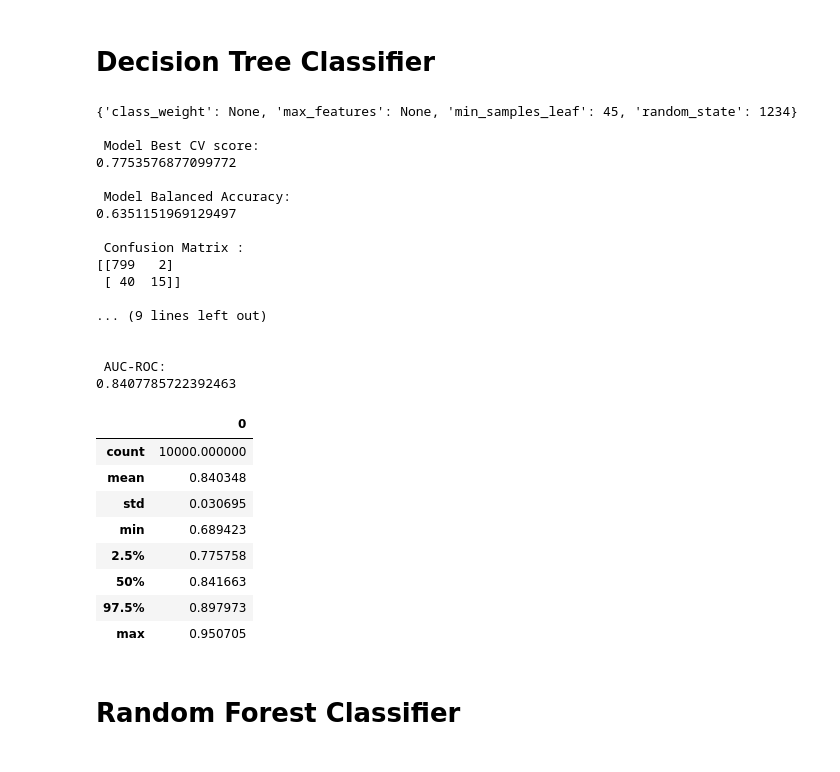
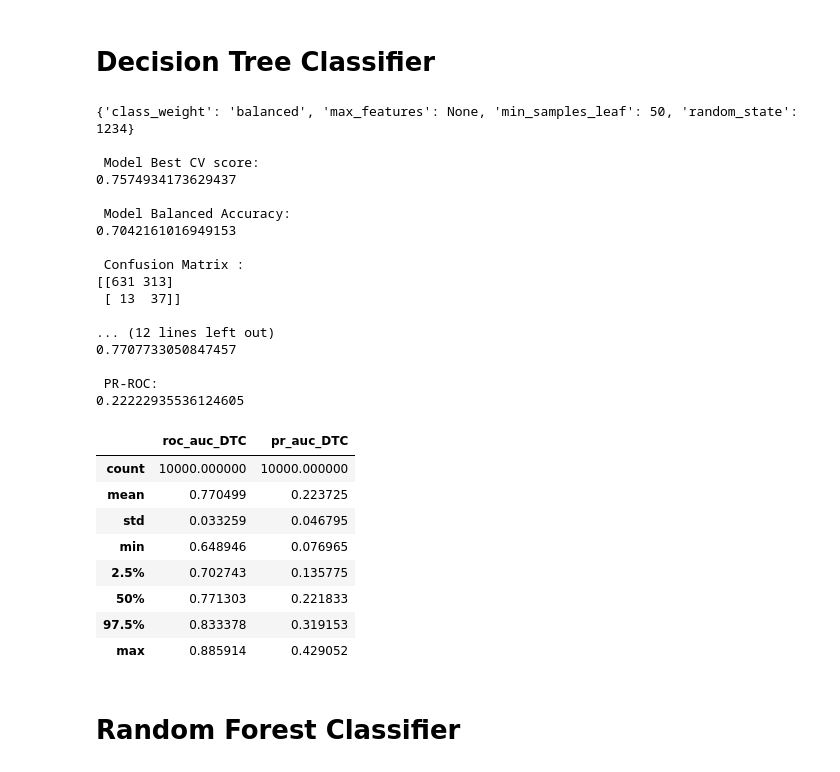
Before and after one commit to anubhav-reddy/Partial-Nephrectomy, a Jupyter notebook: Intra-op Complications/Models.ipynb, the cells around one changed output. Cells and saved outputs as stored; diff of their text form; code cells hidden in the pictures.

```diff
--- a/Intra-op Complications/Models.ipynb
+++ b/Intra-op Complications/Models.ipynb
@@ -4,4 +4,5 @@ import numpy as np
 import pickle
 # %%
 input_path = 'H:\RediMinds\VCQI'
-df_filter2_codes = pd.read_csv(input_path+"\VCQI_clean.csv")
+train = pd.read_csv(input_path+"\VCQI_clean_train.csv")
+test = pd.read_csv(input_path+"\VCQI_clean_test.csv")
@@ -39,3 +9,8 @@ len(x_train), len(x_test)
+# %%
+x_train = train.drop(labels='INTRA_OP_COMPLICATIONS', axis = 'columns').copy()
+y_train = train['INTRA_OP_COMPLICATIONS'].copy()
+x_test = test.drop(labels='INTRA_OP_COMPLICATIONS', axis = 'columns').copy()
+y_test = test['INTRA_OP_COMPLICATIONS'].copy()
 # %% [markdown]
 # Decision Tree Classifier
 # %%
@@ -64,24 +39,34 @@ print("\n Model Balanced Accuracy: \n" + str(metrics.balanced_accuracy_score(y_t
 print("\n Confusion Matrix : \n"+str(metrics.confusion_matrix(y_test, y_DTC)))
 print("\n Classification Report: \n"+ str(metrics.classification_report(y_test, y_DTC)))
 print("\n AUC-ROC: \n"+ str(metrics.roc_auc_score(y_test, results_DTC['pred_prob'])))
+
+def calc_aucpr_data(result):
+    y_ACTUAL = result['true_label']
+    scores_prob = result['pred_prob']
+    yhat = result['pred_label']
+    precision, recall, thresholds = metrics.precision_recall_curve(y_ACTUAL, scores_prob, pos_label=1)
+    prc_auc = metrics.auc(recall,precision)
+    return prc_auc
+
+print("\n PR-ROC: \n"+ str(calc_aucpr_data(results_DTC)))
 # %% [output]
-{'class_weight': None, 'max_features': None, 'min_samples_leaf': 45, 'random_state': 1234}
+{'class_weight': 'balanced', 'max_features': None, 'min_samples_leaf': 50, 'random_state': 1234}
 
  Model Best CV score:
-0.7753576877099772
+0.7574934173629437
 
  Model Balanced Accuracy:
-0.6351151969129497
+0.7042161016949153
 
  Confusion Matrix :
-[[799   2]
- [ 40  15]]
+[[631 313]
+ [ 13  37]]
 
-... (9 lines left out)
+... (12 lines left out)
+0.7707733050847457
 
-
- AUC-ROC:
-0.8407785722392463
+ PR-ROC:
+0.22222935536124605
 # %%
 def bootstrapped_AUC(result):
     from sklearn.utils import resample
@@ -112,17 +97,20 @@ def bootstrapped_AUC(result):
 # %%
 roc_auc_DTC, pr_auc_DTC = bootstrapped_AUC(results_DTC)
 # %%
-pd.DataFrame(roc_auc_DTC).describe(percentiles=[0.025,0.975])
+dict = {'roc_auc_DTC': roc_auc_DTC,
+        'pr_auc_DTC': pr_auc_DTC,
+       }
+pd.DataFrame(dict).describe(percentiles=[0.025,0.975])
 # %% [output]
-|  | 0 |
-| count | 10000.000000 |
-| mean | 0.840348 |
-| std | 0.030695 |
-| min | 0.689423 |
-| 2.5% | 0.775758 |
-| 50% | 0.841663 |
-| 97.5% | 0.897973 |
-| max | 0.950705 |
+|  | roc_auc_DTC | pr_auc_DTC |
+| count | 10000.000000 | 10000.000000 |
+| mean | 0.770499 | 0.223725 |
+| std | 0.033259 | 0.046795 |
+| min | 0.648946 | 0.076965 |
+| 2.5% | 0.702743 | 0.135775 |
+| 50% | 0.771303 | 0.221833 |
+| 97.5% | 0.833378 | 0.319153 |
+| max | 0.885914 | 0.429052 |
 # %% [markdown]
 # Random Forest Classifier
 # %%
```
Also changed, not shown: parts of 22 cells of this notebook, 5 other files.
